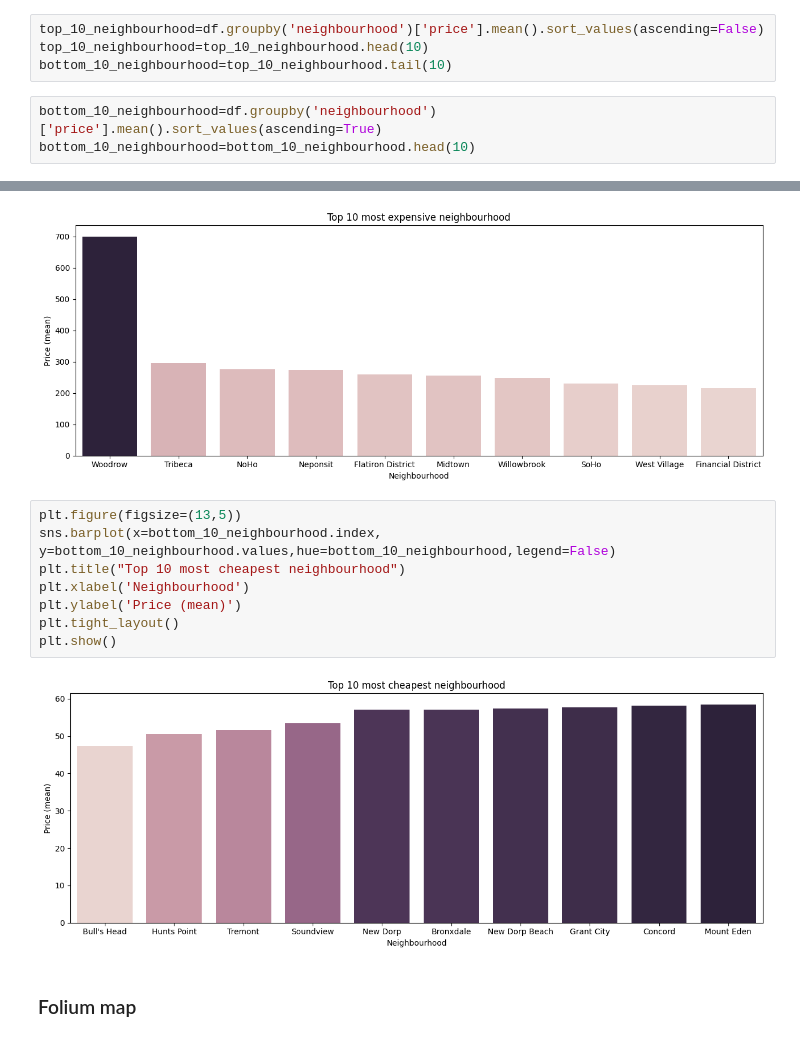
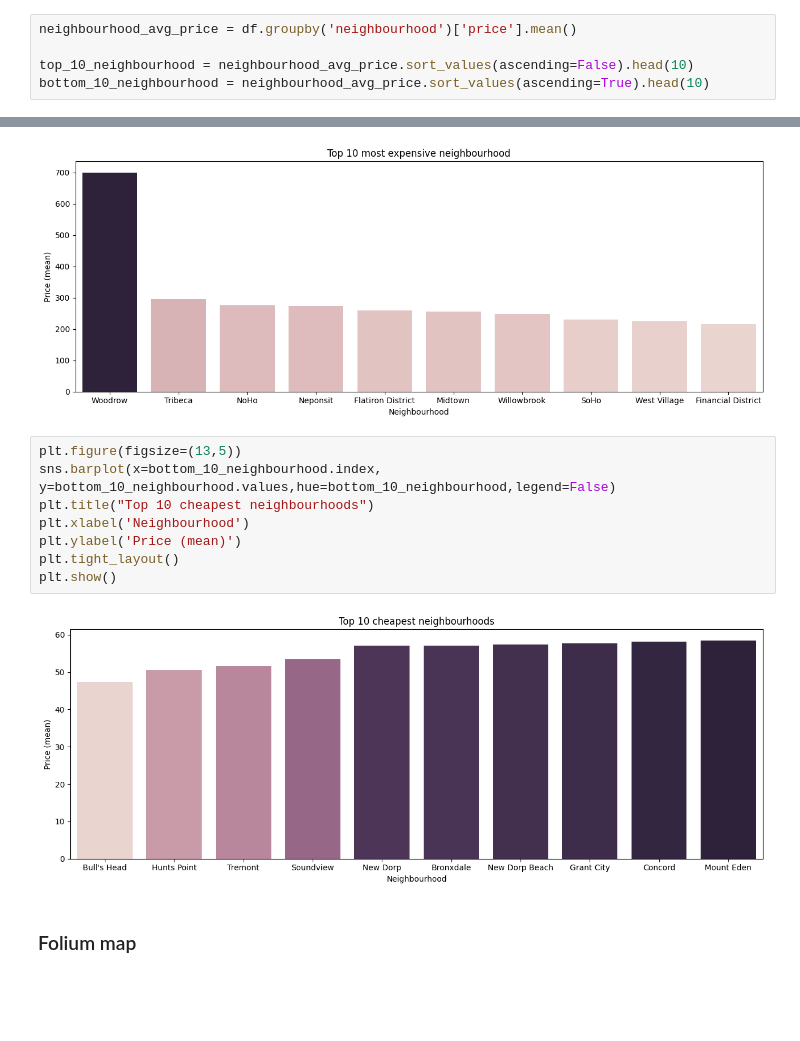
Before and after one commit to Handras18/New-York-City-Airbnb, a Jupyter notebook: 02_deep_eda.ipynb, the cells around one changed output, grey strips where cells are left out. Cells and saved outputs as stored; diff of their text form; blank space fills up the shorter version.

```diff
--- a/02_deep_eda.ipynb
+++ b/02_deep_eda.ipynb
@@ -153,12 +153,10 @@ plt.show()
 # %% [markdown]
 ### Top/bottom 10 by average price
 # %%
-top_10_neighbourhood=df.groupby('neighbourhood')['price'].mean().sort_values(ascending=False)
-top_10_neighbourhood=top_10_neighbourhood.head(10)
-bottom_10_neighbourhood=top_10_neighbourhood.tail(10)
+neighbourhood_avg_price = df.groupby('neighbourhood')['price'].mean()
+
+top_10_neighbourhood = neighbourhood_avg_price.sort_values(ascending=False).head(10)
+bottom_10_neighbourhood = neighbourhood_avg_price.sort_values(ascending=True).head(10)
-# %%
-bottom_10_neighbourhood=df.groupby('neighbourhood')['price'].mean().sort_values(ascending=True)
-bottom_10_neighbourhood=bottom_10_neighbourhood.head(10)
 # %%
 plt.figure(figsize=(13,5))
 sns.barplot(x=top_10_neighbourhood.index, y=top_10_neighbourhood.values,hue=top_10_neighbourhood,legend=False)
@@ -172,13 +170,13 @@ plt.show()
 # %%
 plt.figure(figsize=(13,5))
 sns.barplot(x=bottom_10_neighbourhood.index, y=bottom_10_neighbourhood.values,hue=bottom_10_neighbourhood,legend=False)
-plt.title("Top 10 most cheapest neighbourhood")
+plt.title("Top 10 cheapest neighbourhoods")
 plt.xlabel('Neighbourhood')
 plt.ylabel('Price (mean)')
 plt.tight_layout()
 plt.show()
 # %% [output]
-[figure, old version]
+[figure, new version]
 # %% [markdown]
 ### Folium map
 # %%
```
Also changed, not shown: 1 other file.
